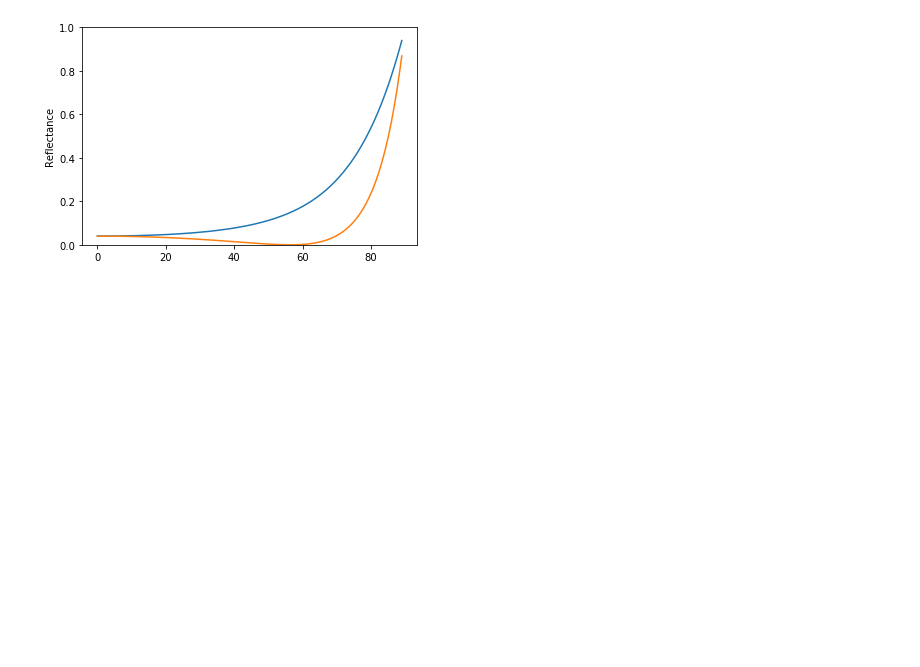
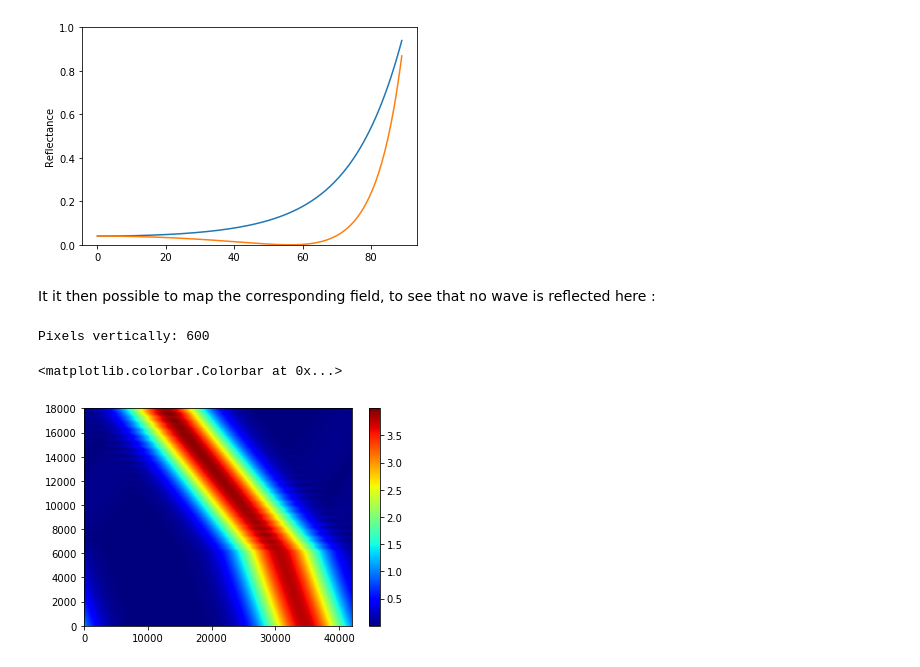
Before and after one commit to AnMoreau/PyMoosh, a Jupyter notebook: notebooks/Start.ipynb, the cells around one changed output. Drawn from its saved outputs; the diff is of its cells as text; code cells hidden in the pictures; blank space fills up the shorter version.

```diff
--- a/notebooks/Start.ipynb
+++ b/notebooks/Start.ipynb
@@ -211,3 +215,17 @@ plt.ylim(0,1)
 plt.show()
 # %% [output]
 [figure]
+# %% [markdown]
+It it then possible to map the corresponding field, to see that no wave is reflected here :
+# %%
+beam.polarization = 1
+beam.incidence = 56.31*np.pi/180.
+E=field(interface,beam,window)
+
+plt.figure(2)
+plt.imshow(abs(E),cmap='jet',extent=[0,window.width,0,sum(interface.thickness)],aspect='auto')
+plt.colorbar()
+# %% [output]
+Pixels vertically: 600
+<matplotlib.colorbar.Colorbar at 0x...>
+[figure, added]
```
Also changed, not shown: parts of 1 cell of this notebook, 2 other files.
